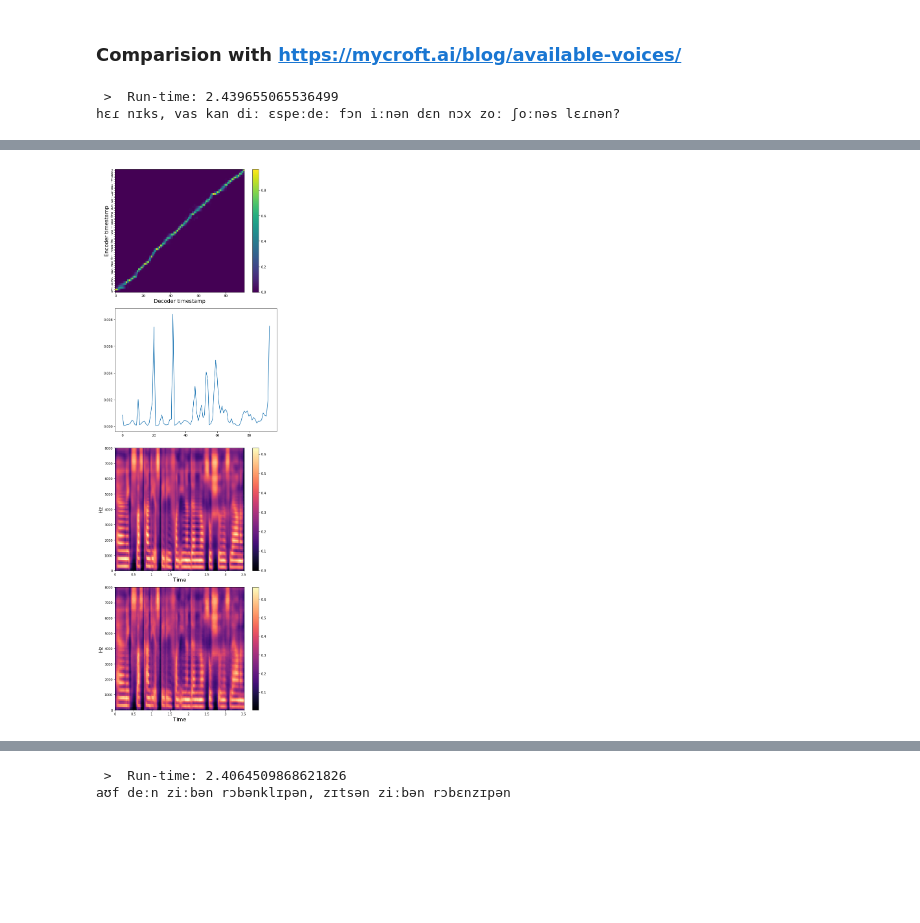
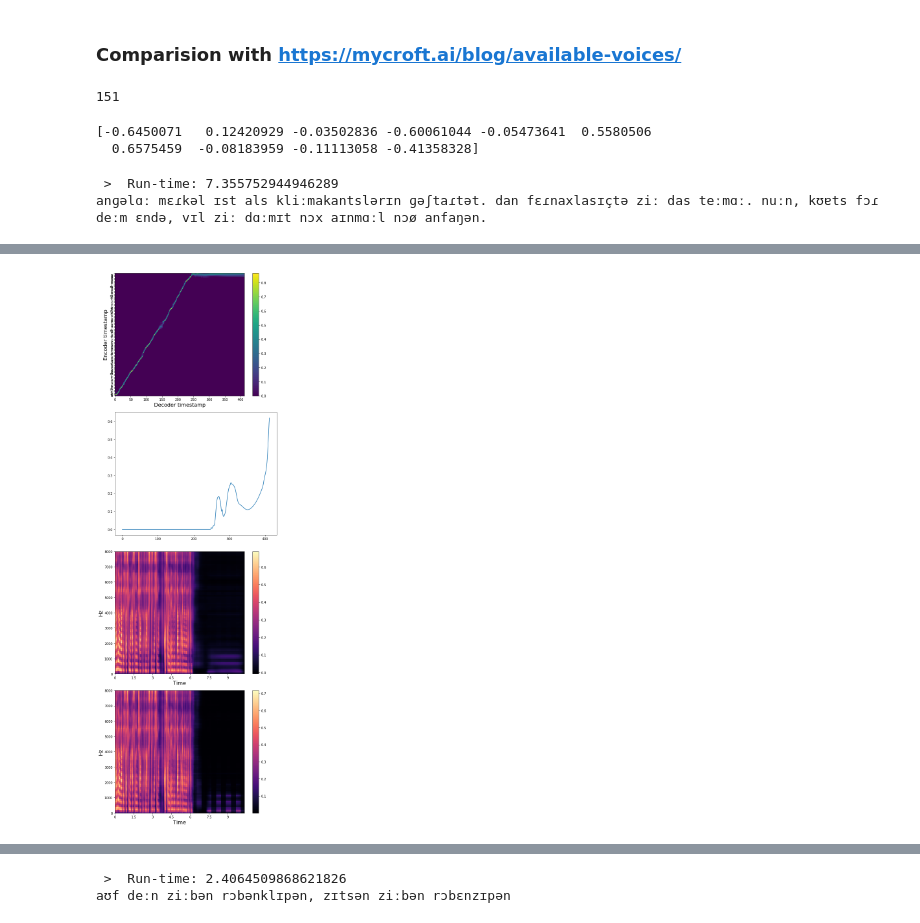
Before and after one commit to twerkmeister/oldtts, a Jupyter notebook: notebooks/GST Playground.ipynb, the cells around one changed output, grey strips where cells are left out. Cells and saved outputs as stored; diff of their text form; code cells hidden in the pictures; blank space fills up the shorter version.

```diff
--- a/notebooks/GST Playground.ipynb
+++ b/notebooks/GST Playground.ipynb
@@ -193,10 +213,16 @@ if use_gl == False:
         wavernn.cuda()
     wavernn.eval();
 # %%
+
 # f = "/Users/thomas/workspace/data/cv-de/clips/121dc01648fc3a99b9681a279a1aa2b2d5d58d88652937fa52f3aac7202dd1d74863154b277adc1c6af55f1797afb93196b16aff11605645122b9357c5a7b200.wav"
-f = "/Users/thomas/workspace/playground/Kanzlerin_41_16_f000041.wav"
+# f = "/Users/thomas/workspace/playground/Kanzlerin_41_16_f000041.wav"
+f1 = "/Users/thomas/workspace/data/LJSpeech-1.1/wavs/LJ020-0028.wav"
+f_positive = "/Users/thomas/workspace/data/LJSpeech-1.1/wavs/LJ020-0107.wav"
+f_nice = "/Users/thomas/workspace/data/de_DE/by_book/male/karlsson/odysseus/wavs/odysseus_18_f000128.wav"
 # %%
-score = get_token_scores(model, f, ap, use_cuda).squeeze().detach().numpy()
+def get_scores(f):
+    return get_token_scores(model, f, ap, use_cuda).squeeze().detach().numpy()
+score = get_scores(f)
 # %%
 print(score)
 print(score.shape)
@@ -210,5 +254,7 @@ print(score.shape)
 model.eval()
 model.decoder.max_decoder_steps = 2000
 
+model.decoder.attention_rnn.windowing=True
+
 CONFIG.text_cleaner = "phoneme_cleaners"
 CONFIG.phoneme_language = "de"
@@ -217,8 +261,19 @@ sentence = "Herr Nix, was kann die SPD von ihnen denn noch so schönes lernen?"
+# %%
+
+# sentence = "Seine Fuerenden Berater hatten Donald Tramp seit Wochen beschworen berichteten US-Medien, Lassen Sie das mit den Zoellen bleiben!"
+sentence = "Ohne Oel wird das ganze nichts, stoehnte der Admiral, der seit langem auf Nachschub wartete, und ungeduldig wurde."
+# sentence = "Eine ähnliche Situation, das heißt ähnlich schlechte Situation, kam für den alten Fritz auf."
+sentence = "Angela Merkel ist als Klimakanzlerin gestartet. Dann vernachlässigte sie das Thema. Nun, kurz vor dem Ende, will sie damit noch einmal neu anfangen."
+# %% [output]
+151
 # %%
-token_scores = np.random.normal(0, 0.1, score.shape)
-align, spec, stop_tokens, wav = tts(model, sentence, CONFIG, use_cuda, ap, token_scores, 3, "de", use_gl=use_gl, figures=True)
+token_scores=get_scores(f1)
+print(token_scores)
+align, spec, stop_tokens, wav = tts(model, sentence, CONFIG, use_cuda, ap, token_scores, 0, "de", use_gl=use_gl, figures=True)
 # %% [output]
- >  Run-time: 2.439655065536499
-hɛɾ nɪks, vas kan diː ɛspeːdeː fɔn iːnən dɛn nɔx zoː ʃoːnəs lɛɾnən?
+[-0.6450071   0.12420929 -0.03502836 -0.60061044 -0.05473641  0.5580506
+  0.6575459  -0.08183959 -0.11113058 -0.41358328]
+ >  Run-time: 7.355752944946289
+anɡəlɑː mɛɾkəl ɪst als kliːmakantslərɪn ɡəʃtaɾtət. dan fɛɾnaxlasɪçtə ziː das teːmɑː. nuːn, kʊɐts fɔɾ deːm ɛndə, vɪl ziː dɑːmɪt nɔx aɪnmɑːl nɔø anfaŋən.
 [interactive output not drawn]
-[figure, old version]
+[figure, new version]
```
Also changed, not shown: parts of 10 cells of this notebook, 11 other files.
